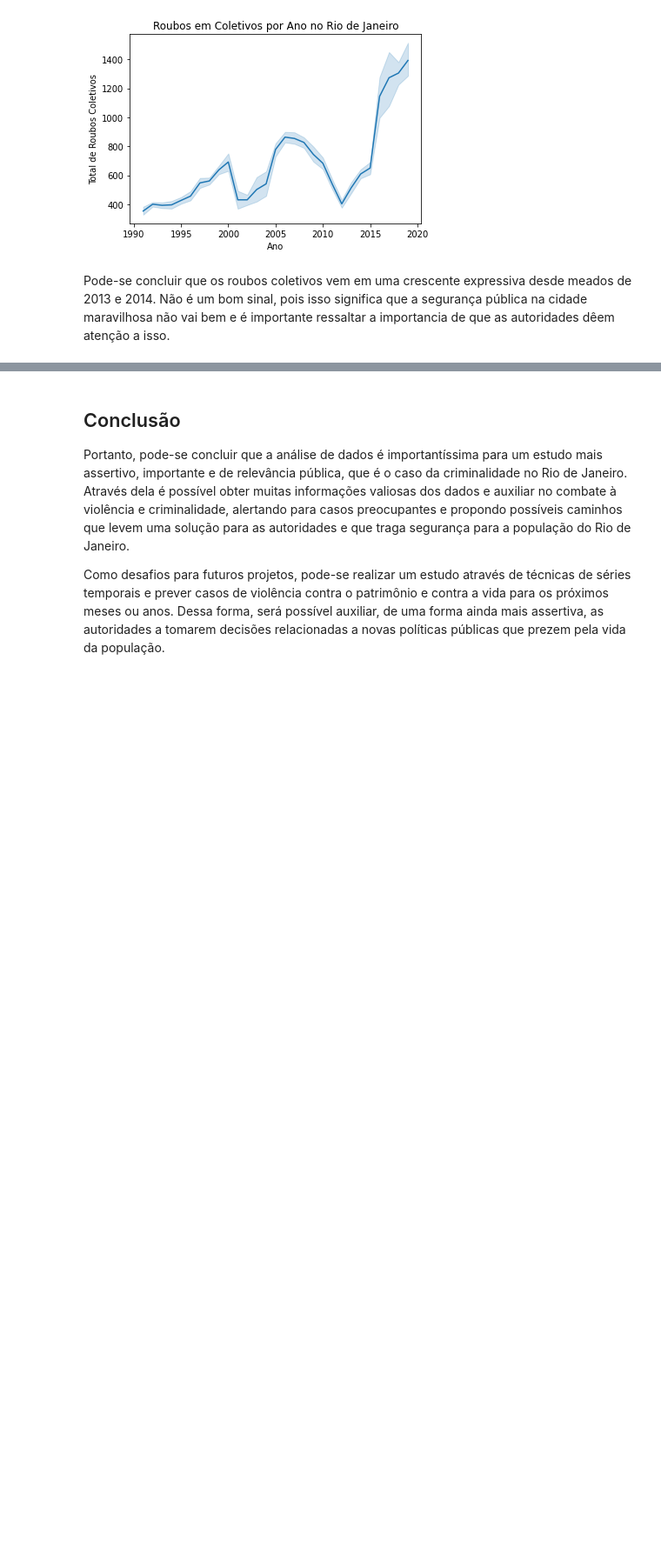
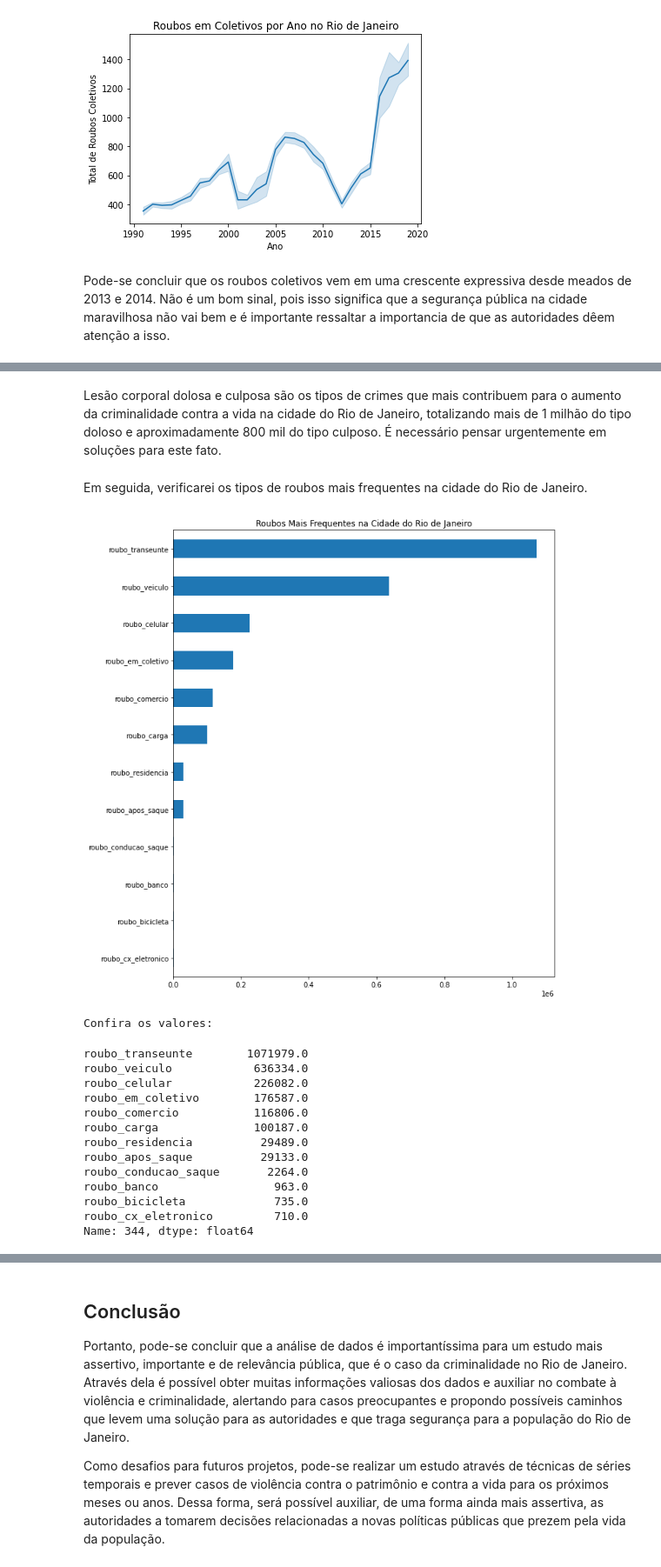
Before and after one commit to andremarinho17/data_projects, a Jupyter notebook: Analise_da_Violência_no_Rio_de_Janeiro.ipynb, the cells around one changed output, grey strips where cells are left out. Shown at 87% size. Saved outputs shown, nothing was run; the diff lists cells and outputs as text; code cells hidden in the pictures; blank space fills up the shorter version.

```diff
--- a/Analise_da_Violência_no_Rio_de_Janeiro.ipynb
+++ b/Analise_da_Violência_no_Rio_de_Janeiro.ipynb
@@ -353,0 +434,27 @@ Pode-se concluir que os roubos coletivos vem em uma crescente expressiva desde m
+# %% [markdown]
+Lesão corporal dolosa e culposa são os tipos de crimes que mais contribuem para o aumento da criminalidade contra a vida na cidade do Rio de Janeiro, totalizando mais de 1 milhão do tipo doloso e aproximadamente 800 mil do tipo culposo. É necessário pensar urgentemente em soluções para este fato.
+# %% [markdown]
+Em seguida, verificarei os tipos de roubos mais frequentes na cidade do Rio de Janeiro.
+# %%
+df.iloc[344, 11:23].sort_values(ascending=True).plot.barh(figsize=(10,12))
+plt.title("Roubos Mais Frequentes na Cidade do Rio de Janeiro")
+plt.show()
+
+print("Confira os valores:")
+df.iloc[344, 11:23].sort_values(ascending=False)
+# %% [output]
+[figure, added]
+Confira os valores:
+roubo_transeunte        1071979.0
+roubo_veiculo            636334.0
+roubo_celular            226082.0
+roubo_em_coletivo        176587.0
+roubo_comercio           116806.0
+roubo_carga              100187.0
+roubo_residencia          29489.0
+roubo_apos_saque          29133.0
+roubo_conducao_saque       2264.0
+roubo_banco                 963.0
+roubo_bicicleta             735.0
+roubo_cx_eletronico         710.0
+Name: 344, dtype: float64
```
Also changed, not shown: parts of 17 cells of this notebook.
